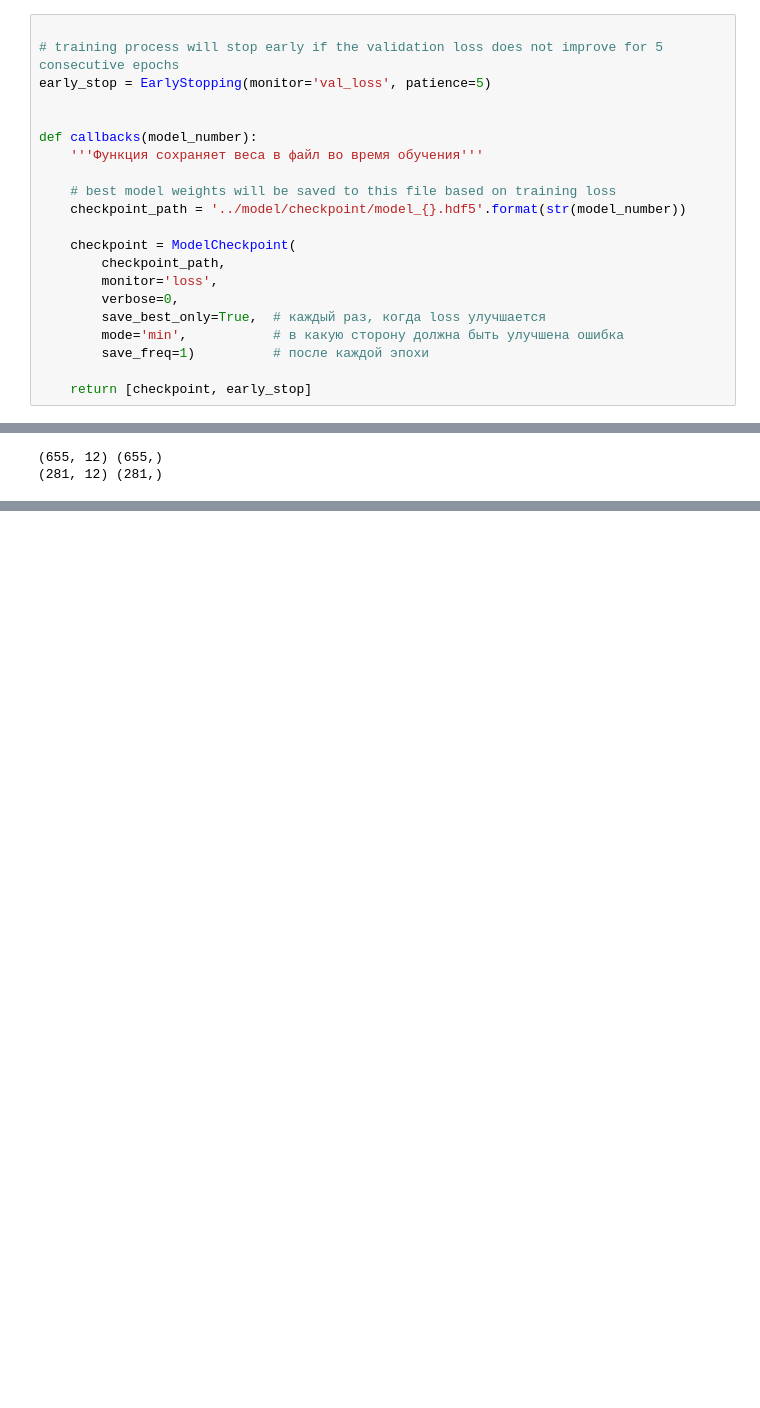
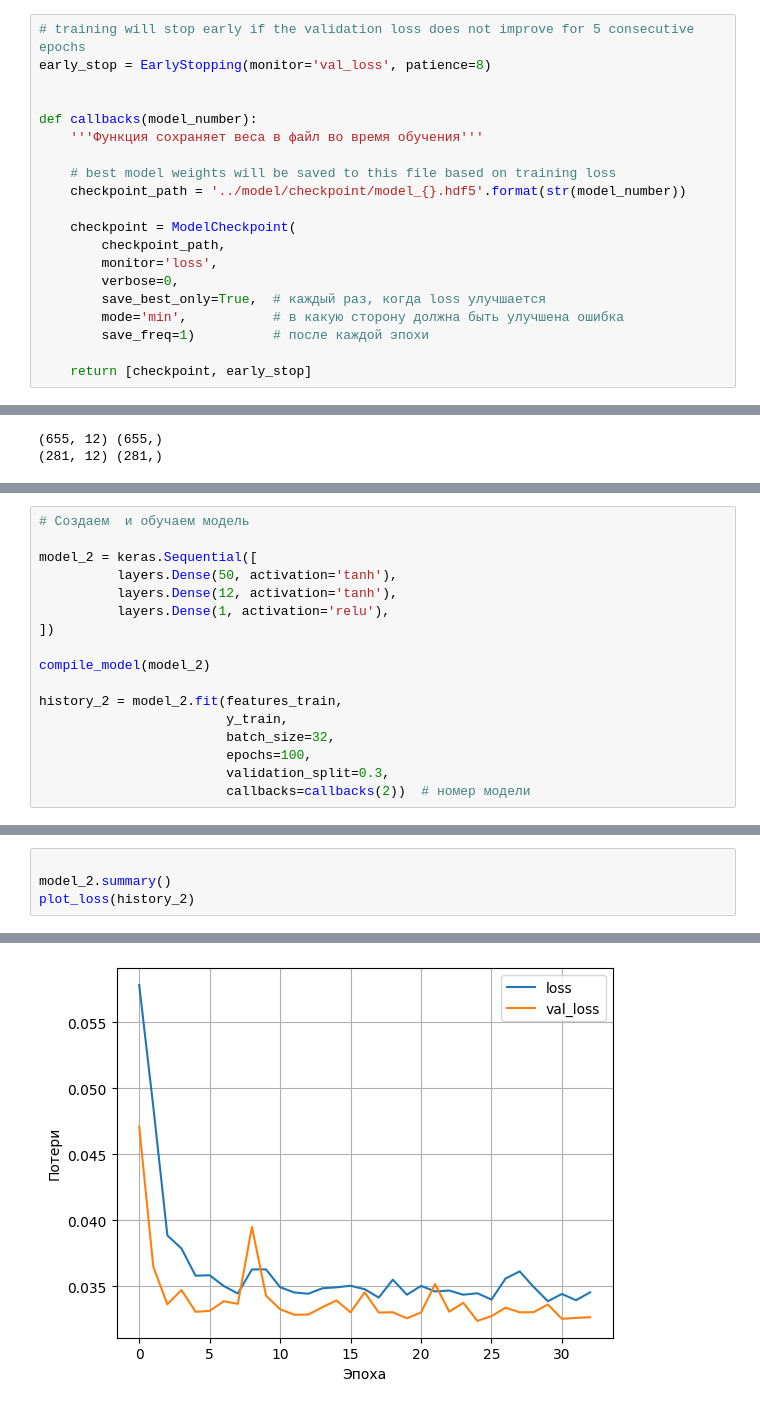
Before and after one commit to Svkhorol/Diploma-Project-Bauman-MSTU, a Jupyter notebook: notebooks/4_Modeling.ipynb, the cells around one changed output, grey strips where cells are left out. Saved outputs shown, nothing was run; the diff lists cells and outputs as text; blank space fills up the shorter version.

Commit message:
add NN to modeling

```diff
--- a/notebooks/4_Modeling.ipynb
+++ b/notebooks/4_Modeling.ipynb
@@ -773,9 +744,8 @@ def compile_model(model):
                  )
     return model
 # %%
-
-# training process will stop early if the validation loss does not improve for 5 consecutive epochs
-early_stop = EarlyStopping(monitor='val_loss', patience=5)
+# training will stop early if the validation loss does not improve for 5 consecutive epochs
+early_stop = EarlyStopping(monitor='val_loss', patience=8)
 
 
 def callbacks(model_number):
@@ -924,0 +889,17 @@ pd.DataFrame(history.history).plot(figsize=(8,6)) # метрики и функц
+# %%
+# Создаем  и обучаем модель
+
+model_2 = keras.Sequential([
+          layers.Dense(50, activation='tanh'),
+          layers.Dense(12, activation='tanh'),
+          layers.Dense(1, activation='relu'),
+])
+
+compile_model(model_2)
+
+history_2 = model_2.fit(features_train,
+                        y_train,
+                        batch_size=32,
+                        epochs=100,
+                        validation_split=0.3,
+                        callbacks=callbacks(2))  # номер модели
@@ -924,0 +924,5 @@ pd.DataFrame(history.history).plot(figsize=(8,6)) # метрики и функц
+# %%
+
+model_2.summary()
+plot_loss(history_2)
+# %% [output]
@@ -924,0 +944 @@ pd.DataFrame(history.history).plot(figsize=(8,6)) # метрики и функц
+[figure, added]
```
Also changed, not shown: parts of 58 cells of this notebook.
